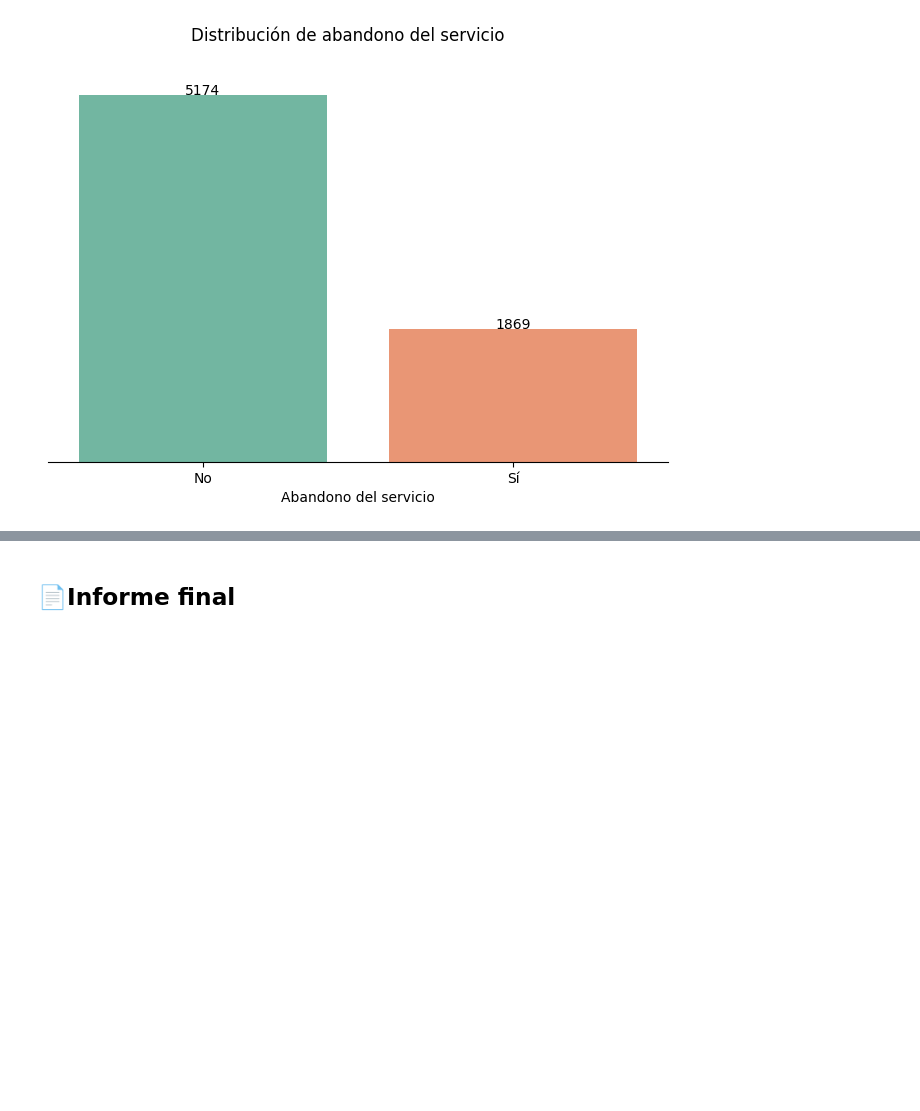
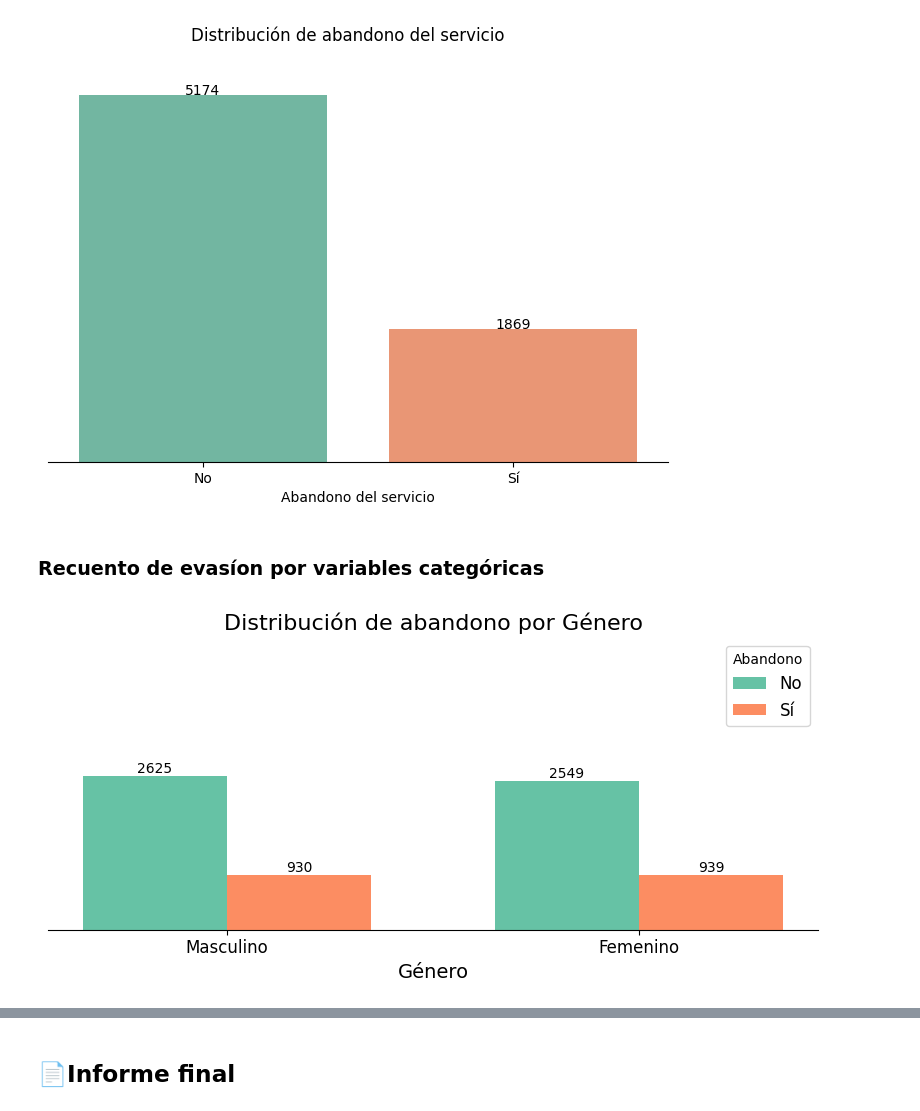
Before and after one commit to IsaiasRVH2/Challenge-Telecom-X, a Jupyter notebook: TelecomX_LATAM.ipynb, the cells around one changed output, grey strips where cells are left out. Cells and saved outputs as stored; diff of their text form; code cells hidden in the pictures; blank space fills up the shorter version.

```diff
--- a/TelecomX_LATAM.ipynb
+++ b/TelecomX_LATAM.ipynb
@@ -403,3 +403,51 @@ sns.despine(top=True, left=True, right=True)
 plt.show()
 # %% [output]
 [figure]
+# %% [markdown]
+### Recuento de evasíon por variables categóricas
+# %%
+def graficar_abandono(df, titulo, labels = ['No', 'Sí'], xmin=0, ymax=5000):
+    """
+    Grafica la distribución de abandono en un DataFrame.
+
+    Args:
+        df: DataFrame con los datos
+        titulo: Título para el gráfico
+        labels: Etiquetas para las categorías de abandono
+    """
+    # Preparar datos para gráfica agrupada
+    abandono_df = df.unstack(level='Abandono').fillna(0).astype(int)
+    # Etiquetas a partir del índice (0 -> No, 1 -> Sí)
+    labels = [labels[0] if g == 0 else labels[1] for g in abandono_df.index]
+
+    x = np.arange(len(abandono_df))
+    width = 0.35
+
+    fig, ax = plt.subplots(figsize=(8,4))
+
+    ax.bar(x - width/2, abandono_df.get(0, 0), width, label='No', color='C0')
+    ax.bar(x + width/2, abandono_df.get(1, 0), width, label='Sí', color='C1')
+
+    ax.set_title(f'Distribución de abandono por {titulo}', fontsize=16)
+    ax.set_xlabel(titulo, fontsize=14)
+    ax.set_xticks(x)
+    ax.set_xticklabels(labels, fontsize=12)
+    ax.set_ylim(bottom=xmin, top=ymax)
+    ax.yaxis.set_ticks(ticks=[])
+    ax.legend(title='Abandono', fontsize=12)
+    # Anotar valores encima de las barras
+    offset = max(abandono_df.values.max() * 0.02, 5)
+    for i in range(len(x)):
+        ax.text(x[i] - width/2, abandono_df.get(0, 0).iloc[i] + offset, str(abandono_df.get(0, 0).iloc[i]), ha='center')
+        ax.text(x[i] + width/2, abandono_df.get(1, 0).iloc[i] + offset, str(abandono_df.get(1, 0).iloc[i]), ha='center')
+
+    sns.despine(top=True, right=True, left=True)
+    plt.tight_layout()
+    sns.set_palette('Set2')
+    plt.show()
+# %%
+# Distribución de abandono según el genero
+abandono_genero = df.groupby('Género')['Abandono'].value_counts()
+graficar_abandono(abandono_genero, 'Género', labels=['Masculino', 'Femenino'])
+# %% [output]
+[figure, added]
```
Also changed, not shown: parts of 16 cells of this notebook.
